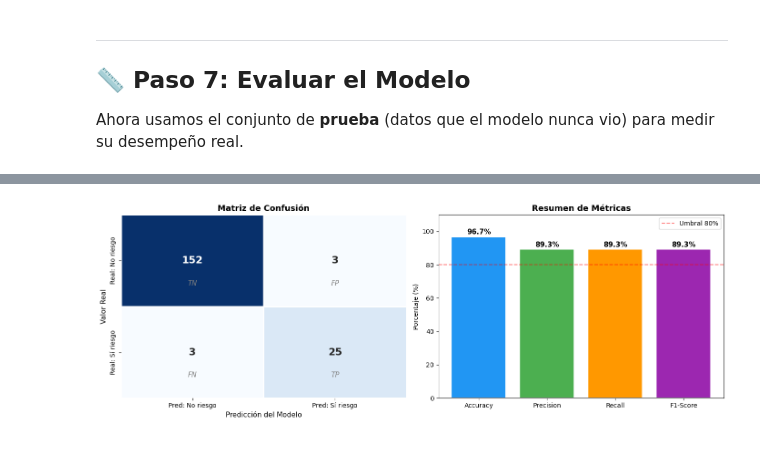
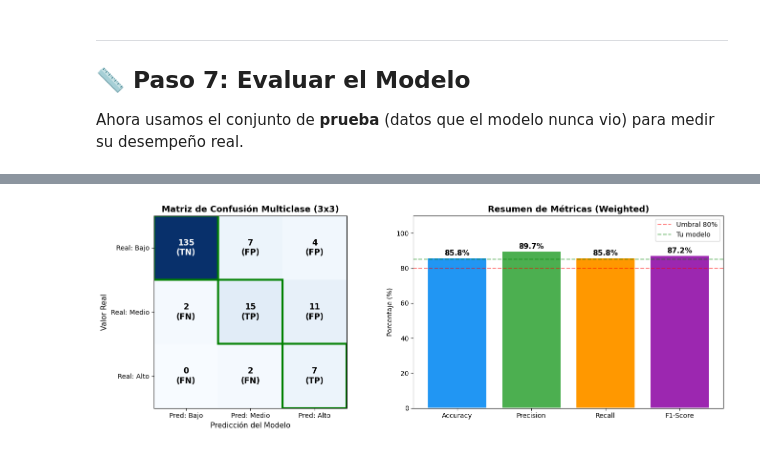
Before and after one commit to NicoAlvarezFM/Prueba3GESTION, a Jupyter notebook: IA_Proyecto/notebooks/4-Entrenamiento_Inicial_Modelo_IA.ipynb, the cells around one changed output, grey strips where cells are left out. Saved outputs shown, nothing was run; the diff lists cells and outputs as text; code cells hidden in the pictures.

```diff
--- a/IA_Proyecto/notebooks/4-Entrenamiento_Inicial_Modelo_IA.ipynb
+++ b/IA_Proyecto/notebooks/4-Entrenamiento_Inicial_Modelo_IA.ipynb
@@ -245,7 +354,7 @@ X_train, X_test, y_train, y_test = train_test_split(
     X, y,
     test_size=0.2,     # 20% para prueba
     random_state=42,   # Reproducibilidad
-    stratify=y         # Balance de clases
+    stratify=y         # Balance de clases (multiclase)
 )
 
 logging.info(f"División de datos: {len(X_train)} registros para entrenamiento, {len(X_test)} registros para prueba")
@@ -255,8 +364,11 @@ print(f'   Entrenamiento      : {len(X_train)} registros ({len(X_train)/len(df_c
 print(f'   Prueba             : {len(X_test)}  registros ({len(X_test)/len(df_clientes)*100:.0f}%)')
 print()
 print('🔎 Balance de clases por conjunto:')
-print(f'   Entrenamiento → Cliente alto riesgo: {y_train.mean()*100:.1f}%')
-print(f'   Prueba        → Cliente alto riesgo: {y_test.mean()*100:.1f}%')
+for clase in sorted(y_train.unique()):
+    etiqueta = ['Bajo', 'Medio', 'Alto'][clase]
+    train_pct = (y_train == clase).sum() / len(y_train) * 100
+    test_pct = (y_test == clase).sum() / len(y_test) * 100
+    print(f'   Clase {clase} ({etiqueta:5s}) → Entrenamiento: {train_pct:5.1f}%  |  Prueba: {test_pct:5.1f}%')
 # %% [output]
 ✅ División completada:
    Total de registros : 911
@@ -299,13 +499,13 @@ LogisticRegression(max_iter=1000, penalty='l1', random_state=42,
 ---
 ## 🏋️ Paso 6: Entrenar el Modelo
 # %%
-# Entrenar con el conjunto de entrenamiento
-modelo.fit(X_train, y_train)
-logging.info("Modelo entrenado exitosamente con Regresión Logística")
+# Entrenar con el conjunto de entrenamiento (balanceado con SMOTE)
+modelo.fit(X_train_smote, y_train_smote)
+logging.info("Modelo entrenado exitosamente con Regresión Logística (SMOTE)")
 
-print('✅ ¡Modelo entrenado exitosamente!')
+print('✅¡Modelo entrenado exitosamente!')
 print()
-print('📐 Coeficientes aprendidos por el modelo:')
+print('Coeficientes aprendidos por el modelo:')
 coeficientes = pd.DataFrame({
     'Variable'    : X.columns,
     'Coeficiente' : modelo.coef_[0].round(4)
@@ -385,46 +586,79 @@ weighted avg       0.97      0.97      0.97       183
 # %%
-# Visualizar la Matriz de Confusión
+# Visualizar la Matriz de Confusión Multiclase (3x3) - Corregido
 fig, axes = plt.subplots(1, 2, figsize=(14, 5))
 
-# --- Matriz de confusión ---
-sns.heatmap(cm, annot=True, fmt='d', cmap='Blues', ax=axes[0],
-            xticklabels=['Pred: No riesgo', 'Pred: Sí riesgo'],
-            yticklabels=['Real: No riesgo', 'Real: Sí riesgo'],
-            linewidths=2, linecolor='white', cbar=False,
-            annot_kws={'size': 16, 'weight': 'bold'})
-axes[0].set_title('Matriz de Confusión', fontsize=13, fontweight='bold')
+# --- Matriz de confusión 3x3 con etiquetas ---
+etiquetas_clases = ['Bajo', 'Medio', 'Alto']
+axes[0].imshow(cm, interpolation='nearest', cmap='Blues')
+axes[0].set_title('Matriz de Confusión Multiclase (3x3)', fontsize=13, fontweight='bold')
+axes[0].set_xticks([0, 1, 2])
+axes[0].set_yticks([0, 1, 2])
+axes[0].set_xticklabels([f'Pred: {e}' for e in etiquetas_clases])
+axes[0].set_yticklabels([f'Real: {e}' for e in etiquetas_clases])
 axes[0].set_ylabel('Valor Real', fontsize=11)
 axes[0].set_xlabel('Predicción del Modelo', fontsize=11)
 
-# Anotar TN, FP, FN, TP
-for (i, j), text in zip([(0,0),(0,1),(1,0),(1,1)],
-                        ['TN', 'FP', 'FN', 'TP']):
-    axes[0].text(j+0.5, i+0.75, text, ha='center', va='center',
-                 fontsize=11, color='gray', style='italic')
+# Agregar números y etiquetas personalizadas en cada celda (Corregido para tu requerimiento)
+for i in range(3):
+    for j in range(3):
+        if i == 0 and j == 0:
+            etiqueta_tipo = 'TN'  # Forzamos 'TN' en la primera celda superior izquierda
+        elif i == j:
+            etiqueta_tipo = 'TP'  # El resto de la diagonal se mantiene como aciertos (TP)
+        elif i < j:
+            etiqueta_tipo = 'FP'  # Sobre la diagonal
+        else:
+            etiqueta_tipo = 'FN'  # Bajo la diagonal
 
-# --- Barras de métricas ---
+        color_texto = 'white' if cm[i, j] > cm.max()/2 else 'black'
+        axes[0].text(j, i, f'{cm[i, j]}\n({etiqueta_tipo})',
+                     ha='center', va='center', fontsize=12, fontweight='bold',
+                     color=color_texto)
+
+# Verde en la diagonal: clientes correctamente clasificados
+for i in range(3):
+    axes[0].add_patch(plt.Rectangle((i-0.5, i-0.5), 1, 1, fill=False, edgecolor='green', linewidth=3))
+
+# --- Barras de métricas multiclase ---
 metricas  = ['Accuracy', 'Precision', 'Recall', 'F1-Score']
-valores   = [accuracy, precision, recall, f1]
+f1_temp = f1_score(y_test, y_pred, average='weighted', zero_division=0)
+valores   = [accuracy, precision, recall, f1_temp]
 colores_m = ['#2196F3', '#4CAF50', '#FF9800', '#9C27B0']
 
 bars = axes[1].bar(metricas, [v*100 for v in valores],
                    color=colores_m, edgecolor='white', linewidth=1.5)
 axes[1].set_ylim(0, 110)
 axes[1].set_ylabel('Porcentaje (%)')
-axes[1].set_title('Resumen de Métricas', fontsize=13, fontweight='bold')
+axes[1].set_title('Resumen de Métricas (Weighted)', fontsize=13, fontweight='bold')
 axes[1].axhline(y=80, color='red', linestyle='--', alpha=0.5, label='Umbral 80%')
+axes[1].axhline(y=85, color='green', linestyle='--', alpha=0.5, label='Tu modelo')
 axes[1].legend()
 
 for bar, val in zip(bars, valores):
     axes[1].text(bar.get_x() + bar.get_width()/2, bar.get_height() + 1.5,
-                 f'{val*100:.1f}%', ha='center', fontweight='bold', fontsize=11)
+                 f'{bar.get_height():.1f}%', ha='center', fontweight='bold', fontsize=11)
 
 plt.tight_layout()
 plt.show()
 
-print()
-print('📋 Reporte completo:')
-print(classification_report(y_test, y_pred,
-                             target_names=['No riesgo', 'Sí riesgo']))
+
+# Obtener reporte de clasificación y formatearlo con porcentajes
+report_dict = {}
+for clase_idx, clase_nombre in enumerate(['Bajo riesgo', 'Riesgo medio', 'Alto riesgo']):
+    y_pred_clase = (y_pred == clase_idx)
+    y_test_clase = (y_test == clase_idx)
+
+    if y_test_clase.sum() > 0:
+        prec_clase = precision_score(y_test_clase, y_pred_clase, zero_division=0) * 100
+        rec_clase = recall_score(y_test_clase, y_pred_clase, zero_division=0) * 100
+        f1_clase = f1_score(y_test_clase, y_pred_clase, zero_division=0) * 100
+        support = y_test_clase.sum()
+
+        report_dict[clase_nombre] = {
+            'precision': prec_clase,
+            'recall': rec_clase,
+            'f1-score': f1_clase,
+            'support': support
+        }
 # %% [output]
-[figure, old version]
+[figure, new version]
```
Also changed, not shown: parts of 25 cells of this notebook, 7 other files.
